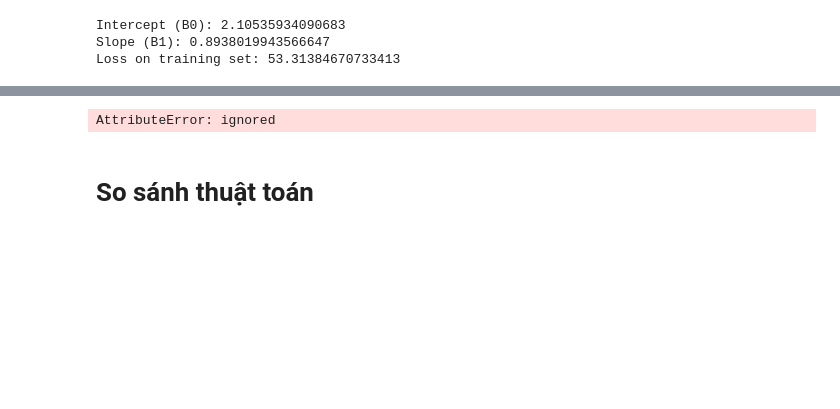
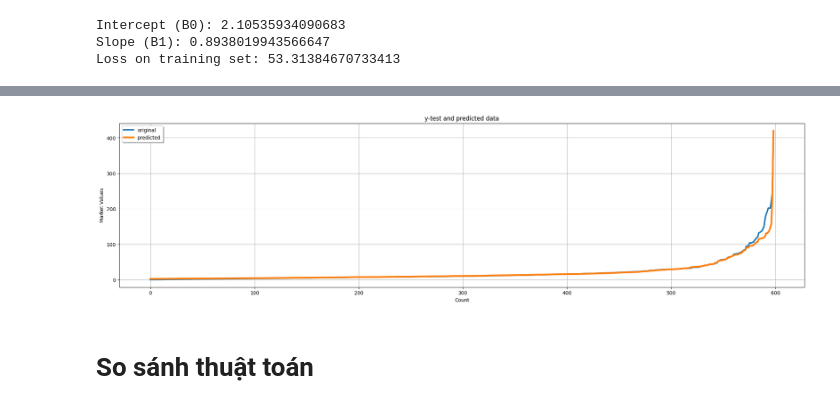
Before and after one commit to daohuyhoang9119/Big-data, a Jupyter notebook: big_data.ipynb, the cells around one changed output, grey strips where cells are left out. Cells and saved outputs as stored; diff of their text form; code cells hidden in the pictures; blank space fills up the shorter version.

```diff
--- a/big_data_final.ipynb
+++ b/big_data.ipynb
@@ -806,20 +805,20 @@ print(">>>> Run time:" + str(run_time_HL3) + "(s)")
 # %%
 # Trực quan hóa so sánh kết quả trên tập test và kết quả dự đoán
 x_ax = range(len(X_test_values))
-y_test_values = Y_test.rdd.map(lambda x: x[0]).collect()
+
 y_pred_values = predict(X_test_values, b0, b1)
 
 plt.figure(figsize=(25, 6))
-plt.plot(x_ax, y_test_values, linewidth=3, label="original")
+plt.plot(x_ax, Y_test_values, linewidth=3, label="original")
 plt.plot(x_ax, y_pred_values, linewidth=3.5, label="predicted")
 plt.title("y-test and predicted data")
 plt.xlabel('Count')
 plt.ylabel('Market Values')
 plt.legend(loc='best',fancybox=True, shadow=True)
 plt.grid(True)
 plt.show()
 # %% [output]
-AttributeError: ignored
+[figure, added]
 # %% [markdown]
 # So sánh thuật toán
 # %%
```
Also changed, not shown: parts of 8 cells of this notebook.
